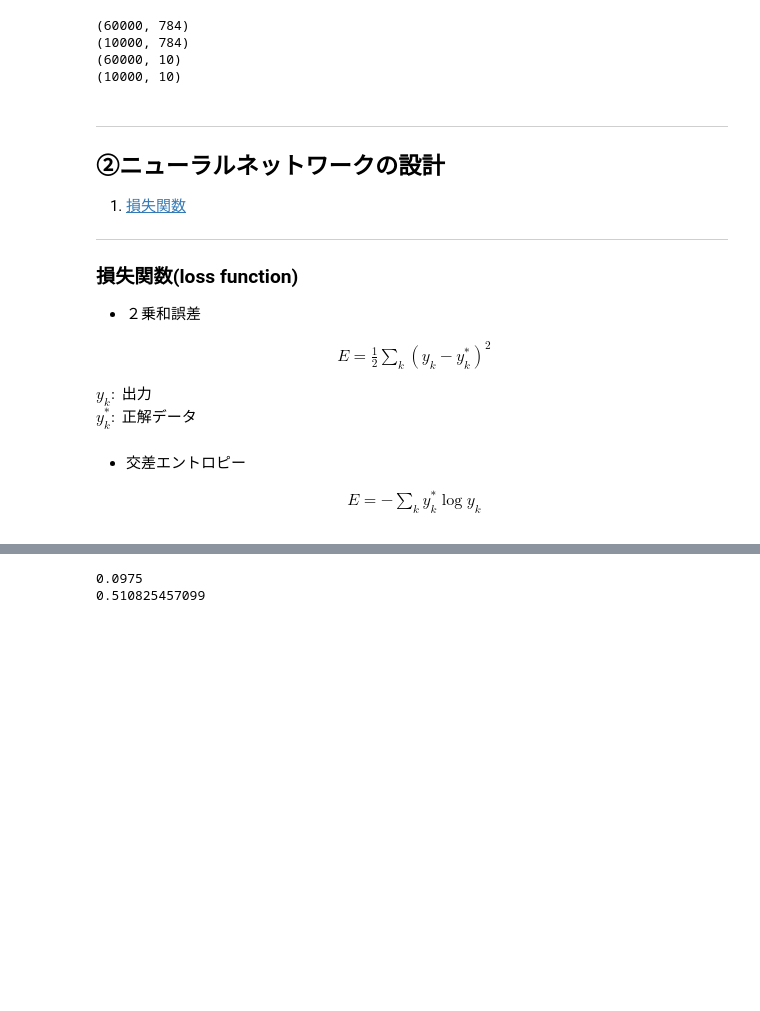
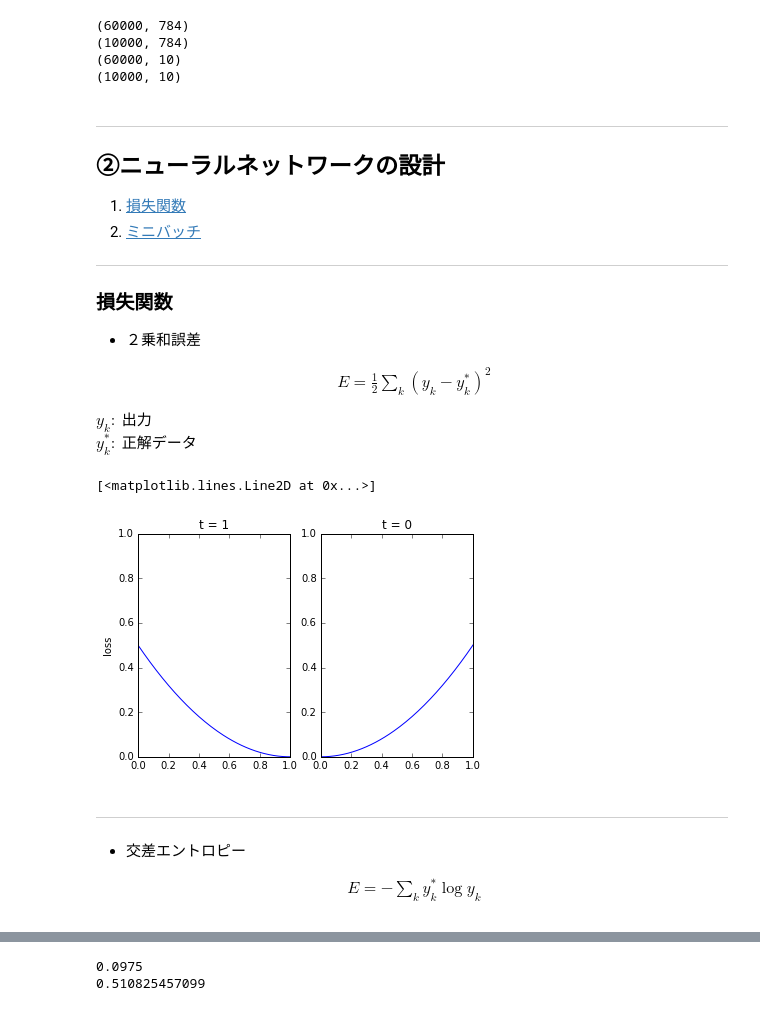
Before and after one commit to yotaseki/MNIST, a Jupyter notebook: mnist.ipynb, the cells around one changed output, grey strips where cells are left out. Cells and saved outputs as stored; diff of their text form; code cells hidden in the pictures; blank space fills up the shorter version.

```diff
--- a/mnist.ipynb
+++ b/mnist.ipynb
@@ -80,10 +80,11 @@ print(test_y.shape)
 ## ②ニューラルネットワークの設計
 
 1. [損失関数](#損失関数)
+2. [ミニバッチ](#ミニバッチ対応)
 
 ---
 
-### 損失関数(loss function)
+### 損失関数
 
 - ２乗和誤差
 
@@ -99,4 +96,29 @@ def mean_squared_error(y,t): # ２乗和誤差
+# %%
+def mean_squared_error(y,t): # ２乗和誤差
+    Error = 0.5 * (np.sum((y-t)**2))
+    return Error
+
+plt.subplot(121)
+plt.xlim(0,1)
+plt.ylim(0,1)
+plt.title("t = 1")
+plt.ylabel("loss")
+x1 = np.arange(0,2,0.01)
+y1 = [mean_squared_error(n,1) for n in x1]
+plt.plot(x1,y1)
+
+plt.subplot(122)
+plt.xlim(0,1)
+plt.ylim(0,1)
+plt.title("t = 0")
+x1 = np.arange(0,2,0.01)
+y1 = [mean_squared_error(n,0) for n in x1]
+plt.plot(x1,y1)
+# %% [output]
+[<matplotlib.lines.Line2D at 0x...>]
+[figure, added]
 # %% [markdown]
+---
 * 交差エントロピー
 
 \begin{align}
```
Also changed, not shown: parts of 22 cells of this notebook.
